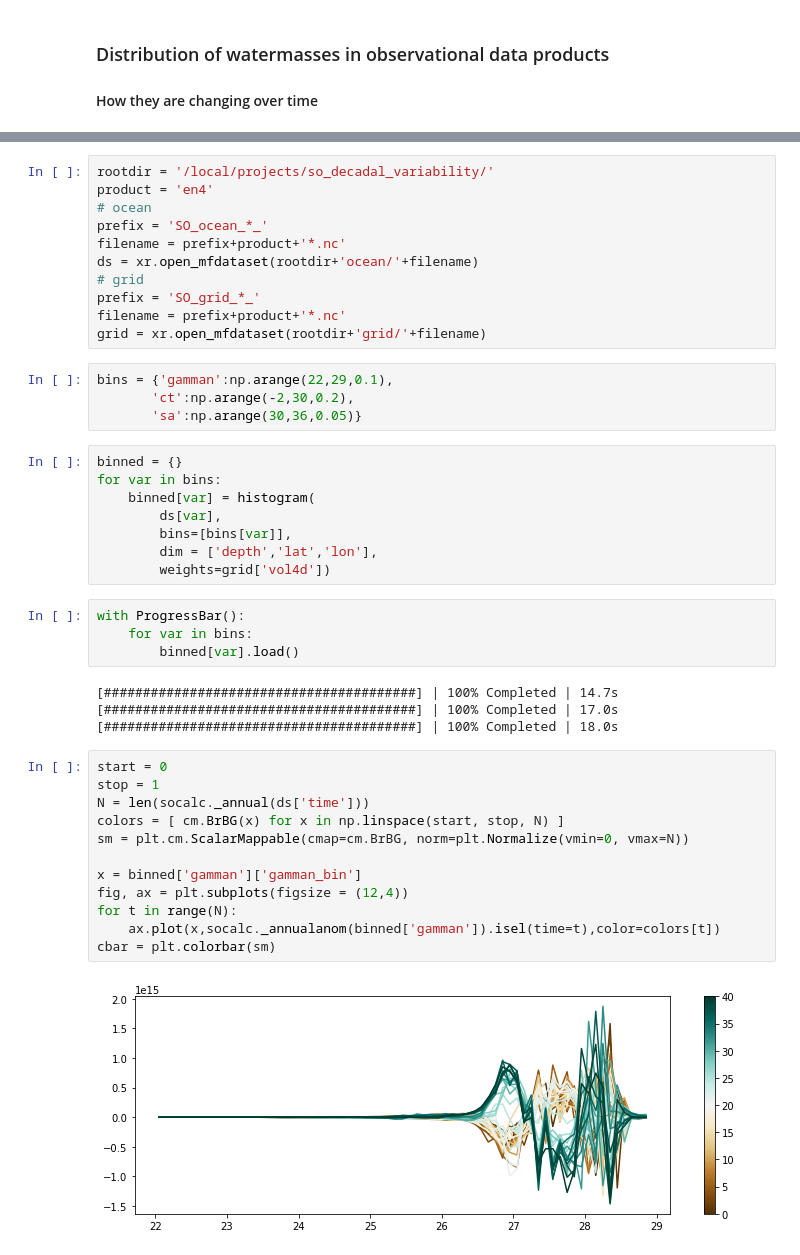
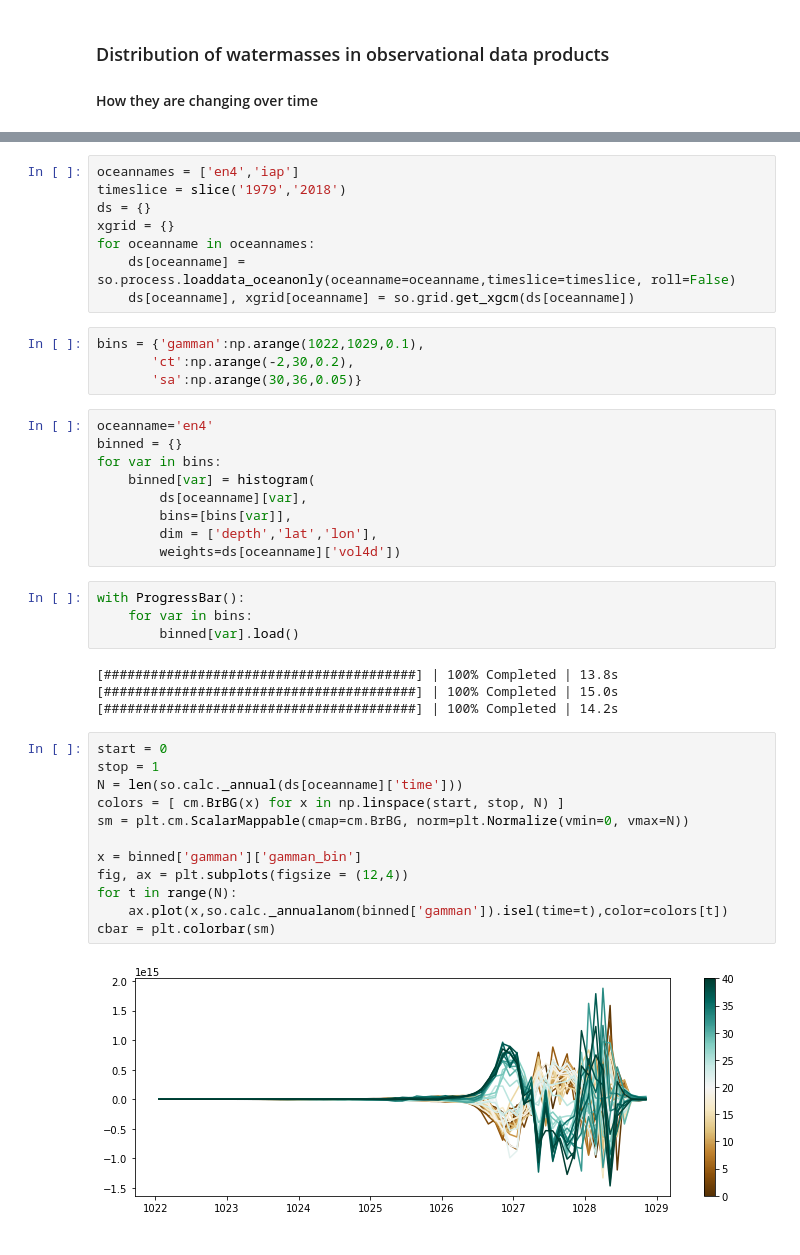
Before and after one commit to gmacgilchrist/so_decadal_variability, a Jupyter notebook: notebooks/dev_watermasses_obs.ipynb, the cells around one changed output, grey strips where cells are left out. Cells and saved outputs as stored; diff of their text form.

```diff
--- a/notebooks/dev_watermasses_obs.ipynb
+++ b/notebooks/dev_watermasses_obs.ipynb
@@ -12,47 +23,45 @@ from dask.diagnostics import ProgressBar
-# %%
-rootdir = '/local/projects/so_decadal_variability/'
-product = 'en4'
-# ocean
-prefix = 'SO_ocean_*_'
-filename = prefix+product+'*.nc'
-ds = xr.open_mfdataset(rootdir+'ocean/'+filename)
-# grid
-prefix = 'SO_grid_*_'
-filename = prefix+product+'*.nc'
-grid = xr.open_mfdataset(rootdir+'grid/'+filename)
+# %%
+oceannames = ['en4','iap']
+timeslice = slice('1979','2018')
+ds = {}
+xgrid = {}
+for oceanname in oceannames:
+    ds[oceanname] = so.process.loaddata_oceanonly(oceanname=oceanname,timeslice=timeslice, roll=False)
+    ds[oceanname], xgrid[oceanname] = so.grid.get_xgcm(ds[oceanname])
 # %%
-bins = {'gamman':np.arange(22,29,0.1),
+bins = {'gamman':np.arange(1022,1029,0.1),
        'ct':np.arange(-2,30,0.2),
        'sa':np.arange(30,36,0.05)}
 # %%
+oceanname='en4'
 binned = {}
 for var in bins:
     binned[var] = histogram(
-        ds[var],
+        ds[oceanname][var],
         bins=[bins[var]],
         dim = ['depth','lat','lon'],
-        weights=grid['vol4d'])
+        weights=ds[oceanname]['vol4d'])
 # %%
 with ProgressBar():
     for var in bins:
         binned[var].load()
 # %% [output]
-[########################################] | 100% Completed | 14.7s
-[########################################] | 100% Completed | 17.0s
-[########################################] | 100% Completed | 18.0s
+[########################################] | 100% Completed | 13.8s
+[########################################] | 100% Completed | 15.0s
+[########################################] | 100% Completed | 14.2s
 # %%
 start = 0
 stop = 1
-N = len(socalc._annual(ds['time']))
+N = len(so.calc._annual(ds[oceanname]['time']))
 colors = [ cm.BrBG(x) for x in np.linspace(start, stop, N) ]
 sm = plt.cm.ScalarMappable(cmap=cm.BrBG, norm=plt.Normalize(vmin=0, vmax=N))
 
 x = binned['gamman']['gamman_bin']
 fig, ax = plt.subplots(figsize = (12,4))
 for t in range(N):
-    ax.plot(x,socalc._annualanom(binned['gamman']).isel(time=t),color=colors[t])
+    ax.plot(x,so.calc._annualanom(binned['gamman']).isel(time=t),color=colors[t])
 cbar = plt.colorbar(sm)
 # %% [output]
-[figure, old version]
+[figure, new version]
 # %%
 months = slice(6,9)
```
Also changed, not shown: parts of 4 cells of this notebook, 7 other files.
